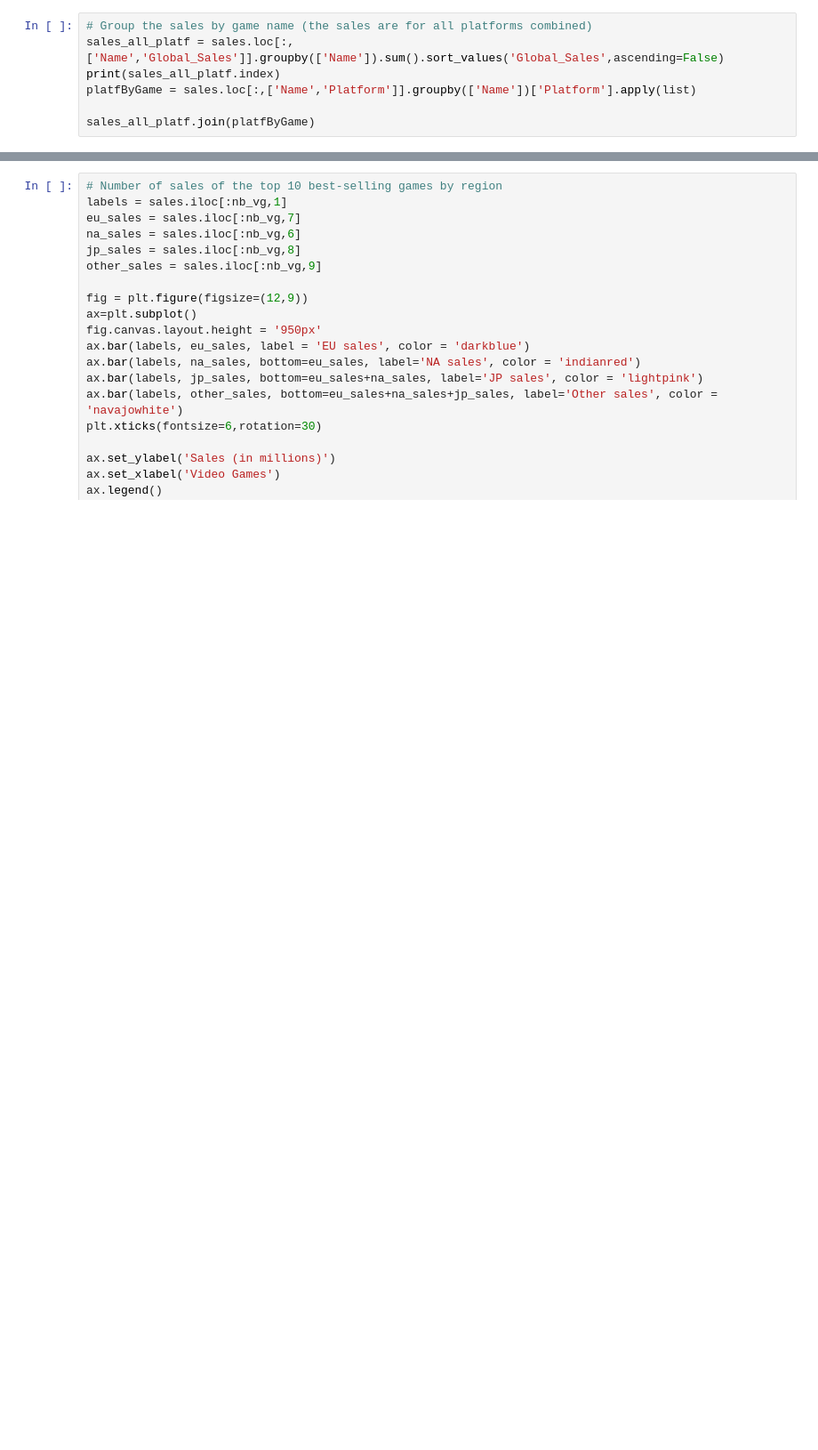
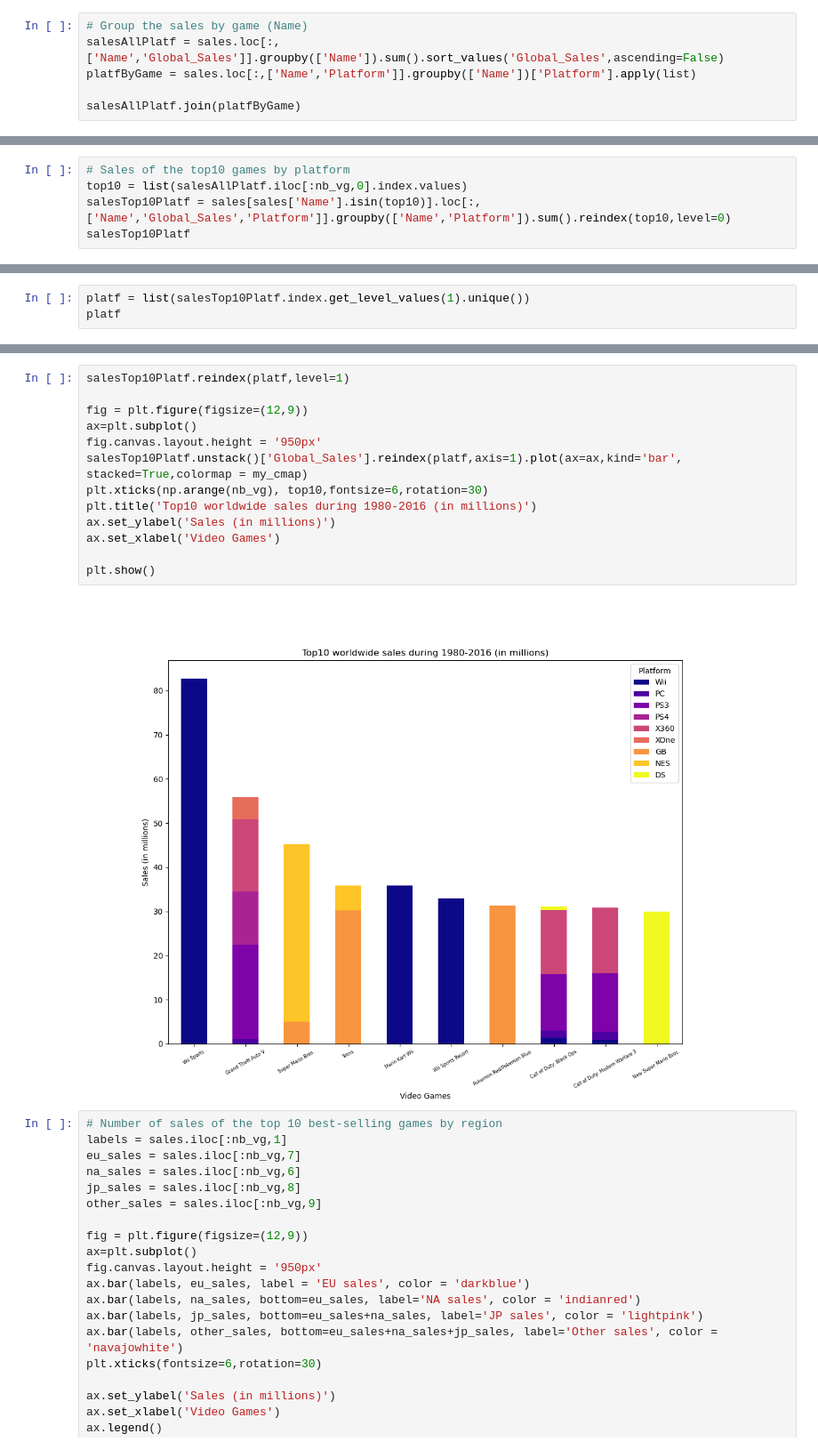
Before and after one commit to kchardon/video-games-project, a Jupyter notebook: data.ipynb, the cells around one changed output, grey strips where cells are left out. Shown at 89% size. Drawn from its saved outputs; the diff is of its cells as text; blank space fills up the shorter version.

```diff
--- a/data.ipynb
+++ b/data.ipynb
@@ -73,8 +104,7 @@ freq                             12     2163    3316             1351
 # %%
-# Group the sales by game name (the sales are for all platforms combined)
-sales_all_platf = sales.loc[:,['Name','Global_Sales']].groupby(['Name']).sum().sort_values('Global_Sales',ascending=False)
-print(sales_all_platf.index)
+# Group the sales by game (Name)
+salesAllPlatf = sales.loc[:,['Name','Global_Sales']].groupby(['Name']).sum().sort_values('Global_Sales',ascending=False)
 platfByGame = sales.loc[:,['Name','Platform']].groupby(['Name'])['Platform'].apply(list)
 
-sales_all_platf.join(platfByGame)
+salesAllPlatf.join(platfByGame)
 # %% [output]
@@ -125,3 +144,8 @@ fig.canvas.mpl_connect("motion_notify_event", hover)
 plt.show()
 # %% [output]
 [figure]
+# %%
+# Sales of the top10 games by platform
+top10 = list(salesAllPlatf.iloc[:nb_vg,0].index.values)
+salesTop10Platf = sales[sales['Name'].isin(top10)].loc[:,['Name','Global_Sales','Platform']].groupby(['Name','Platform']).sum().reindex(top10,level=0)
+salesTop10Platf
@@ -127,0 +171,3 @@ plt.show()
+# %%
+platf = list(salesTop10Platf.index.get_level_values(1).unique())
+platf
@@ -128,3 +176,18 @@ plt.show()
+# %%
+salesTop10Platf.reindex(platf,level=1)
+
+fig = plt.figure(figsize=(12,9))
+ax=plt.subplot()
+fig.canvas.layout.height = '950px'
+salesTop10Platf.unstack()['Global_Sales'].reindex(platf,axis=1).plot(ax=ax,kind='bar', stacked=True,colormap = my_cmap)
+plt.xticks(np.arange(nb_vg), top10,fontsize=6,rotation=30)
+plt.title('Top10 worldwide sales during 1980-2016 (in millions)')
+ax.set_ylabel('Sales (in millions)')
+ax.set_xlabel('Video Games')
+
+plt.show()
+# %% [output]
+[figure, added]
 # %%
 # Number of sales of the top 10 best-selling games by region
 labels = sales.iloc[:nb_vg,1]
```
Also changed, not shown: parts of 12 cells of this notebook, 1 other file.
